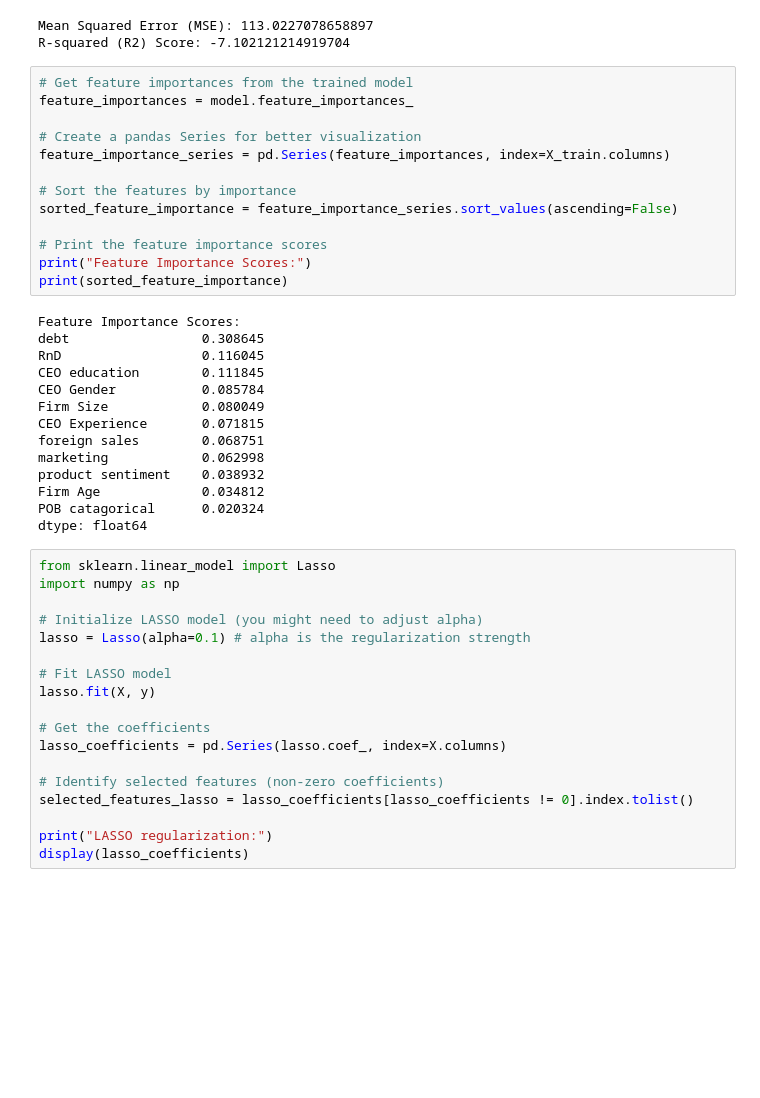
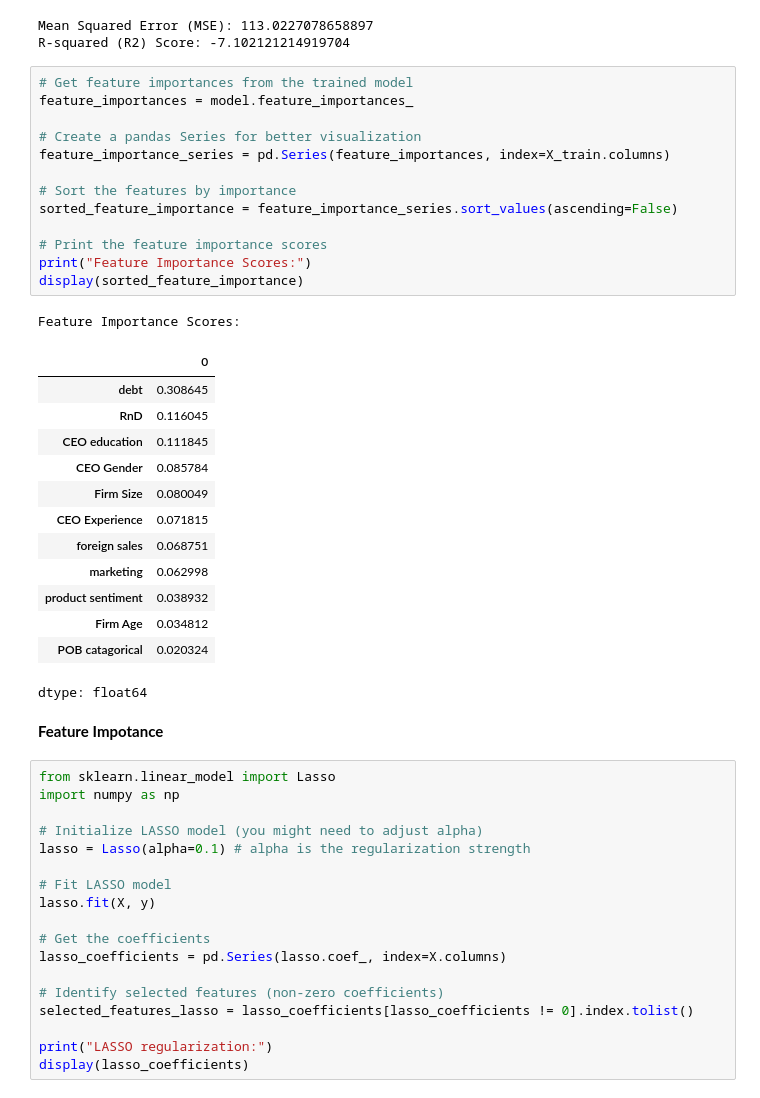
Before and after one commit to keisyashakila/MSCI-151, a Jupyter notebook: CW4_GOURP_WORK_final.ipynb, the cells around one changed output. Drawn from its saved outputs; the diff is of its cells as text; blank space fills up the shorter version.

```diff
--- a/CW4_GOURP_WORK_final.ipynb
+++ b/CW4_GOURP_WORK_final.ipynb
@@ -373,30 +403,33 @@ R-squared (R2) Score: -7.102121214919704
 # %%
 # Get feature importances from the trained model
 feature_importances = model.feature_importances_
 
 # Create a pandas Series for better visualization
 feature_importance_series = pd.Series(feature_importances, index=X_train.columns)
 
 # Sort the features by importance
 sorted_feature_importance = feature_importance_series.sort_values(ascending=False)
 
 # Print the feature importance scores
 print("Feature Importance Scores:")
-print(sorted_feature_importance)
+display(sorted_feature_importance)
 # %% [output]
 Feature Importance Scores:
-debt                 0.308645
-RnD                  0.116045
-CEO education        0.111845
-CEO Gender           0.085784
-Firm Size            0.080049
-CEO Experience       0.071815
-foreign sales        0.068751
-marketing            0.062998
-product sentiment    0.038932
-Firm Age             0.034812
-POB catagorical      0.020324
-dtype: float64
+|  | 0 |
+| debt | 0.308645 |
+| RnD | 0.116045 |
+| CEO education | 0.111845 |
+| CEO Gender | 0.085784 |
+| Firm Size | 0.080049 |
+| CEO Experience | 0.071815 |
+| foreign sales | 0.068751 |
+| marketing | 0.062998 |
+| product sentiment | 0.038932 |
+| Firm Age | 0.034812 |
+| POB catagorical | 0.020324 |
+dtype: float64
+# %% [markdown]
+**Feature** **Impotance**
 # %%
 from sklearn.linear_model import Lasso
 import numpy as np
```
Also changed, not shown: parts of 5 cells of this notebook.
